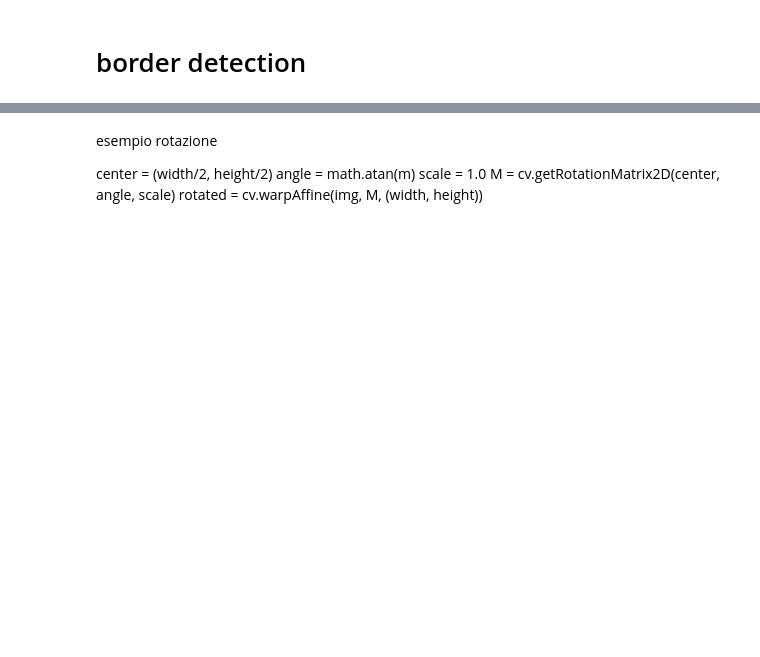
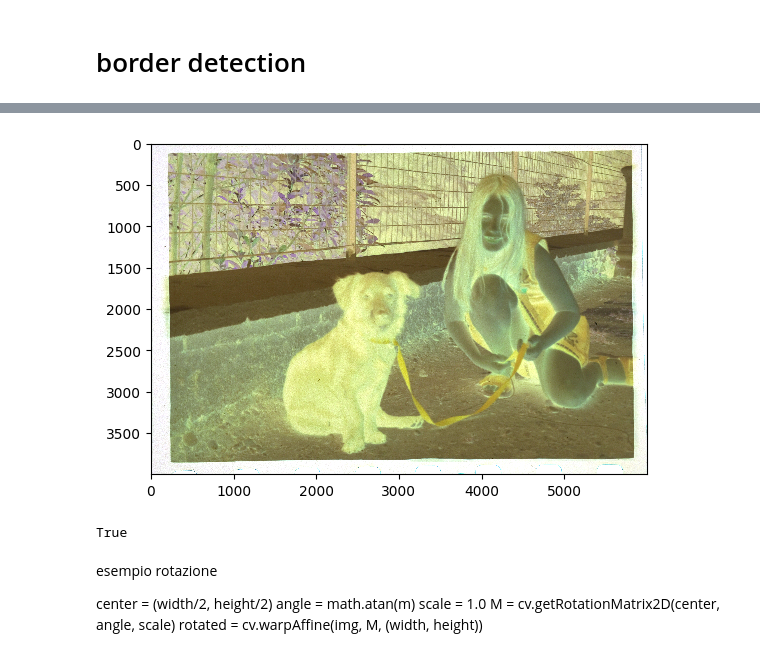
Before and after one commit to matteo-stat/digscanner, a Jupyter notebook: digscanner.ipynb, the cells around one changed output, grey strips where cells are left out. Saved outputs shown, nothing was run; the diff lists cells and outputs as text; code cells hidden in the pictures; blank space fills up the shorter version.

```diff
--- a/digscanner.ipynb
+++ b/digscanner.ipynb
@@ -47,0 +66,9 @@ plt.show()
+# %%
+img_b, img_g, img_r = cv.split(img)
+img_b = img_b * (1 / b_median)
+img_g = img_g * (1 / g_median)
+img_r = img_r * (1 / r_median)
+img_wb = cv.merge((img_b, img_g, img_r))
+img_wb_pos = 1 - img_wb
+img_out = (np.clip(img_wb_pos, 0, 1) * np.iinfo(np.uint8).max).astype(np.uint8)
+img_out2 = (np.clip(img_wb, 0, 1) * np.iinfo(np.uint8).max).astype(np.uint8)
@@ -48,3 +80,15 @@ plt.show()
+# %%
+plt.imshow(cv.cvtColor(img_out2, cv.COLOR_BGR2RGB), interpolation='nearest')
+plt.show()
+# %% [output]
+[figure, added]
+# %%
+cv.imwrite(
+    'C:/Users/Matteo/Desktop/scans/test_out.JPG',
+    img_out
+)
+# %% [output]
+True
 # %% [markdown]
 esempio rotazione
 
```
Also changed, not shown: parts of 9 cells of this notebook.
